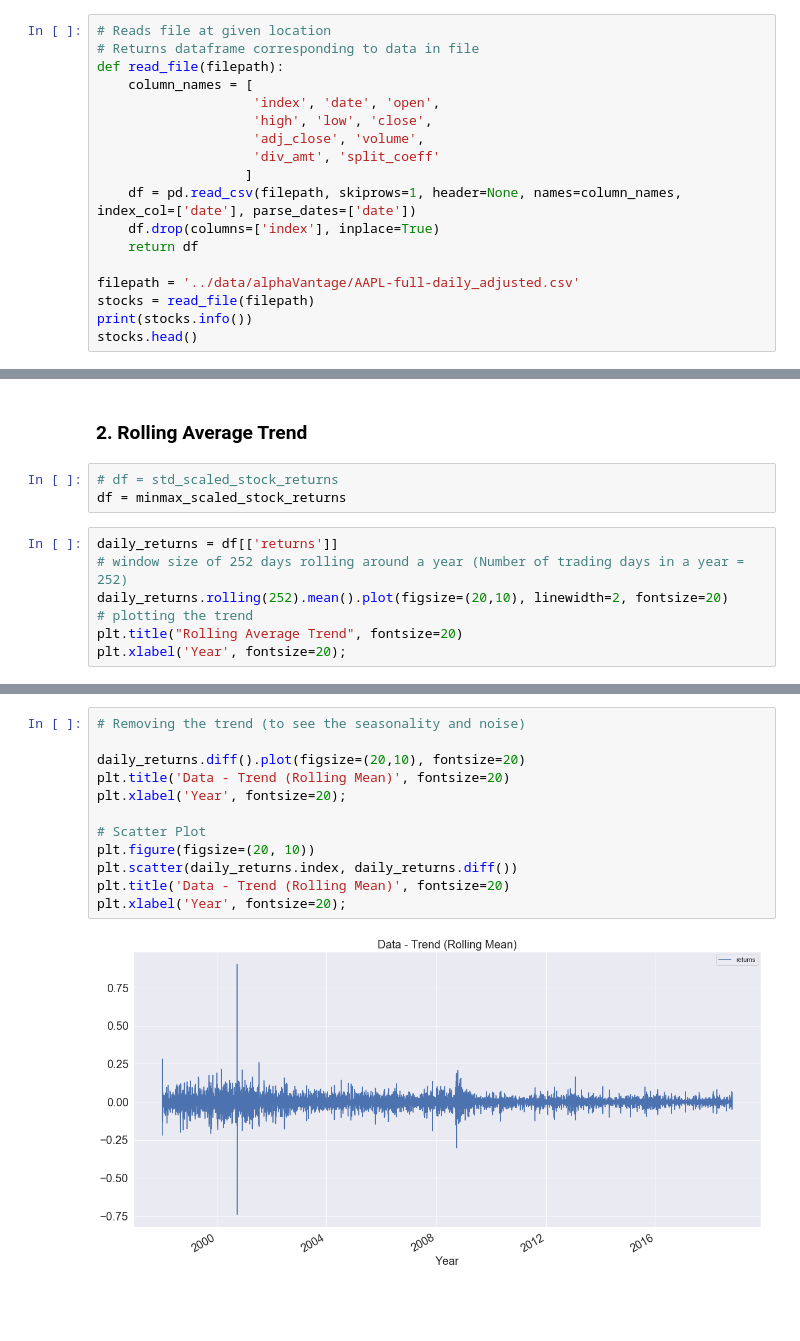
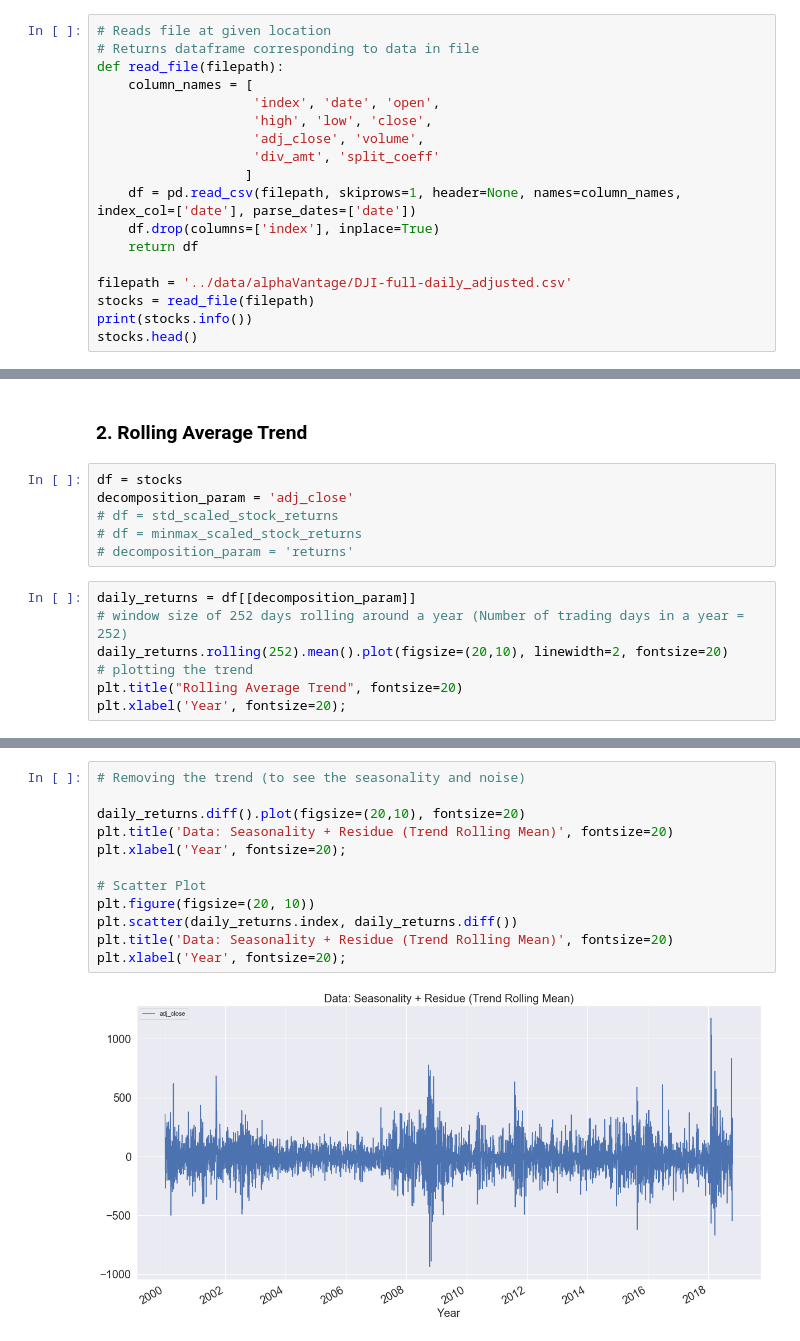
Before and after one commit to Keshav97/Final-Project, a Jupyter notebook: Preprocessing/Preprocessing.ipynb, the cells around one changed output, grey strips where cells are left out. Cells and saved outputs as stored; diff of their text form; blank space fills up the shorter version.

```diff
--- a/Preprocessing/Preprocessing.ipynb
+++ b/Preprocessing/Preprocessing.ipynb
@@ -25,7 +25,7 @@ def read_file(filepath):
     df.drop(columns=['index'], inplace=True)
     return df
 
-filepath = '../data/alphaVantage/AAPL-full-daily_adjusted.csv'
+filepath = '../data/alphaVantage/DJI-full-daily_adjusted.csv'
 stocks = read_file(filepath)
 print(stocks.info())
 stocks.head()
@@ -194,10 +210,13 @@ Multiplicative Decomposition:
 # %% [markdown]
 ### 2. Rolling Average Trend
 # %%
+df = stocks
+decomposition_param = 'adj_close'
 # df = std_scaled_stock_returns
-df = minmax_scaled_stock_returns
+# df = minmax_scaled_stock_returns
+# decomposition_param = 'returns'
 # %%
-daily_returns = df[['returns']]
+daily_returns = df[[decomposition_param]]
 # window size of 252 days rolling around a year (Number of trading days in a year = 252)
 daily_returns.rolling(252).mean().plot(figsize=(20,10), linewidth=2, fontsize=20)
 # plotting the trend
@@ -208,14 +227,14 @@ plt.xlabel('Year', fontsize=20);
 # %%
 # Removing the trend (to see the seasonality and noise)
 
 daily_returns.diff().plot(figsize=(20,10), fontsize=20)
-plt.title('Data - Trend (Rolling Mean)', fontsize=20)
+plt.title('Data: Seasonality + Residue (Trend Rolling Mean)', fontsize=20)
 plt.xlabel('Year', fontsize=20);
 
 # Scatter Plot
 plt.figure(figsize=(20, 10))
 plt.scatter(daily_returns.index, daily_returns.diff())
-plt.title('Data - Trend (Rolling Mean)', fontsize=20)
+plt.title('Data: Seasonality + Residue (Trend Rolling Mean)', fontsize=20)
 plt.xlabel('Year', fontsize=20);
 # %% [output]
-[figure, old version]
+[figure, new version]
```
Also changed, not shown: parts of 11 cells of this notebook.
